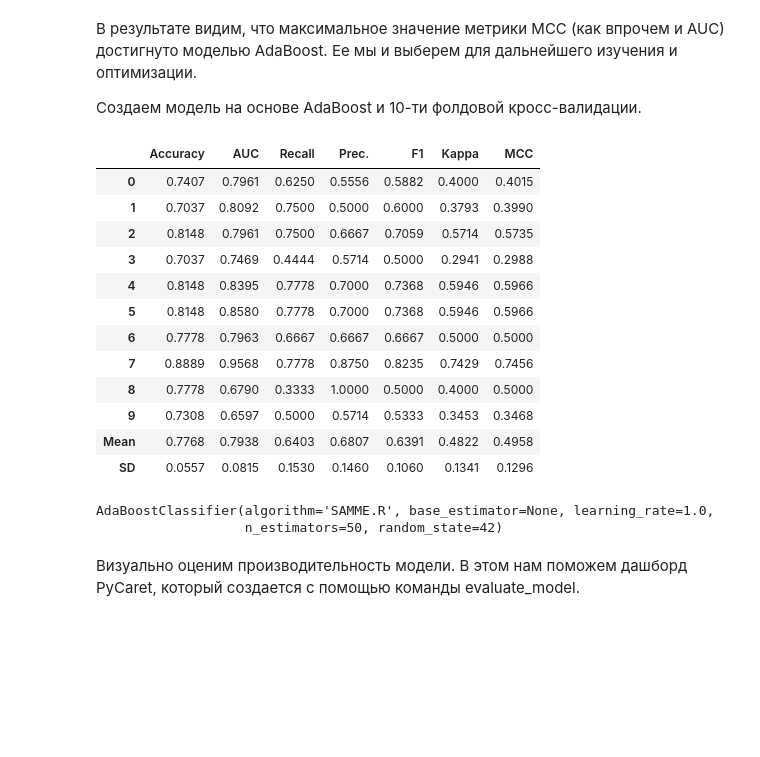
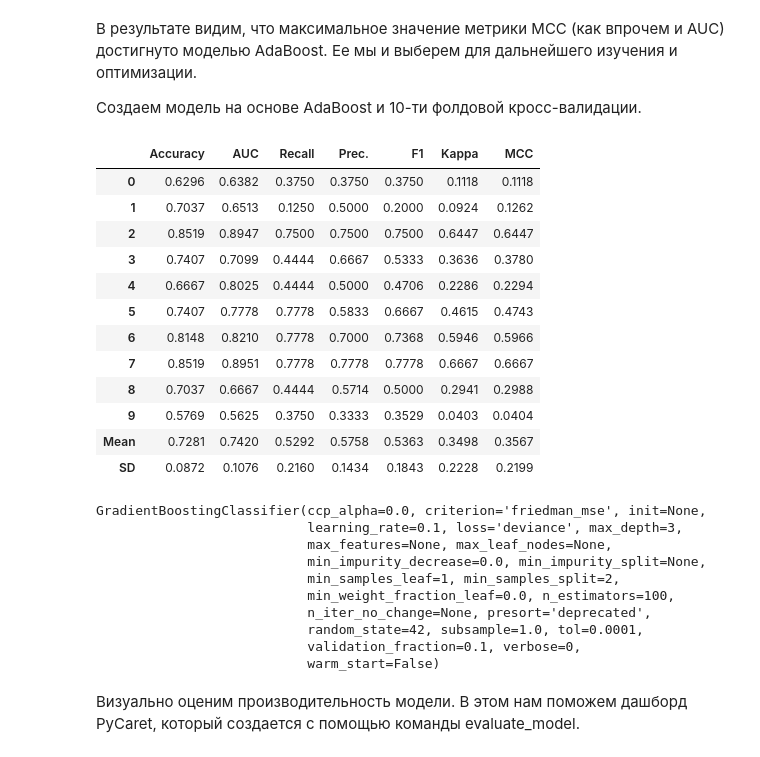
Before and after one commit to testdriver87/sf_diploma, a Jupyter notebook: diploma-by-petr-skokov-var-2.ipynb, the cells around one changed output. Cells and saved outputs as stored; diff of their text form; code cells hidden in the pictures; blank space fills up the shorter version.

```diff
--- a/diploma-by-petr-skokov-var-2.ipynb
+++ b/diploma-by-petr-skokov-var-2.ipynb
@@ -244,24 +247,32 @@ LGBMClassifier(boosting_type='gbdt', class_weight=None, colsample_bytree=1.0,
 Создаем модель на основе AdaBoost и 10-ти фолдовой кросс-валидации.
 # %%
 # Создадим модель на основе лучшей по результатам сравнения
-clf = create_model('ada', fold=10)
+clf = create_model('gbc', fold=10)
 clf
 # %% [output]
 |  | Accuracy | AUC | Recall | Prec. | F1 | Kappa | MCC |
-| 0 | 0.7407 | 0.7961 | 0.6250 | 0.5556 | 0.5882 | 0.4000 | 0.4015 |
-| 1 | 0.7037 | 0.8092 | 0.7500 | 0.5000 | 0.6000 | 0.3793 | 0.3990 |
-| 2 | 0.8148 | 0.7961 | 0.7500 | 0.6667 | 0.7059 | 0.5714 | 0.5735 |
-| 3 | 0.7037 | 0.7469 | 0.4444 | 0.5714 | 0.5000 | 0.2941 | 0.2988 |
-| 4 | 0.8148 | 0.8395 | 0.7778 | 0.7000 | 0.7368 | 0.5946 | 0.5966 |
-| 5 | 0.8148 | 0.8580 | 0.7778 | 0.7000 | 0.7368 | 0.5946 | 0.5966 |
-| 6 | 0.7778 | 0.7963 | 0.6667 | 0.6667 | 0.6667 | 0.5000 | 0.5000 |
-| 7 | 0.8889 | 0.9568 | 0.7778 | 0.8750 | 0.8235 | 0.7429 | 0.7456 |
-| 8 | 0.7778 | 0.6790 | 0.3333 | 1.0000 | 0.5000 | 0.4000 | 0.5000 |
-| 9 | 0.7308 | 0.6597 | 0.5000 | 0.5714 | 0.5333 | 0.3453 | 0.3468 |
-| Mean | 0.7768 | 0.7938 | 0.6403 | 0.6807 | 0.6391 | 0.4822 | 0.4958 |
-| SD | 0.0557 | 0.0815 | 0.1530 | 0.1460 | 0.1060 | 0.1341 | 0.1296 |
+| 0 | 0.6296 | 0.6382 | 0.3750 | 0.3750 | 0.3750 | 0.1118 | 0.1118 |
+| 1 | 0.7037 | 0.6513 | 0.1250 | 0.5000 | 0.2000 | 0.0924 | 0.1262 |
+| 2 | 0.8519 | 0.8947 | 0.7500 | 0.7500 | 0.7500 | 0.6447 | 0.6447 |
+| 3 | 0.7407 | 0.7099 | 0.4444 | 0.6667 | 0.5333 | 0.3636 | 0.3780 |
+| 4 | 0.6667 | 0.8025 | 0.4444 | 0.5000 | 0.4706 | 0.2286 | 0.2294 |
+| 5 | 0.7407 | 0.7778 | 0.7778 | 0.5833 | 0.6667 | 0.4615 | 0.4743 |
+| 6 | 0.8148 | 0.8210 | 0.7778 | 0.7000 | 0.7368 | 0.5946 | 0.5966 |
+| 7 | 0.8519 | 0.8951 | 0.7778 | 0.7778 | 0.7778 | 0.6667 | 0.6667 |
+| 8 | 0.7037 | 0.6667 | 0.4444 | 0.5714 | 0.5000 | 0.2941 | 0.2988 |
+| 9 | 0.5769 | 0.5625 | 0.3750 | 0.3333 | 0.3529 | 0.0403 | 0.0404 |
+| Mean | 0.7281 | 0.7420 | 0.5292 | 0.5758 | 0.5363 | 0.3498 | 0.3567 |
+| SD | 0.0872 | 0.1076 | 0.2160 | 0.1434 | 0.1843 | 0.2228 | 0.2199 |
-AdaBoostClassifier(algorithm='SAMME.R', base_estimator=None, learning_rate=1.0,
-                   n_estimators=50, random_state=42)
+GradientBoostingClassifier(ccp_alpha=0.0, criterion='friedman_mse', init=None,
+                           learning_rate=0.1, loss='deviance', max_depth=3,
+                           max_features=None, max_leaf_nodes=None,
+                           min_impurity_decrease=0.0, min_impurity_split=None,
+                           min_samples_leaf=1, min_samples_split=2,
+                           min_weight_fraction_leaf=0.0, n_estimators=100,
+                           n_iter_no_change=None, presort='deprecated',
+                           random_state=42, subsample=1.0, tol=0.0001,
+                           validation_fraction=0.1, verbose=0,
+                           warm_start=False)
 # %% [markdown]
 Визуально оценим производительность модели. В этом нам поможем дашборд PyCaret, который создается с помощью команды evaluate_model.
 # %%
```
Also changed, not shown: parts of 14 cells of this notebook.
